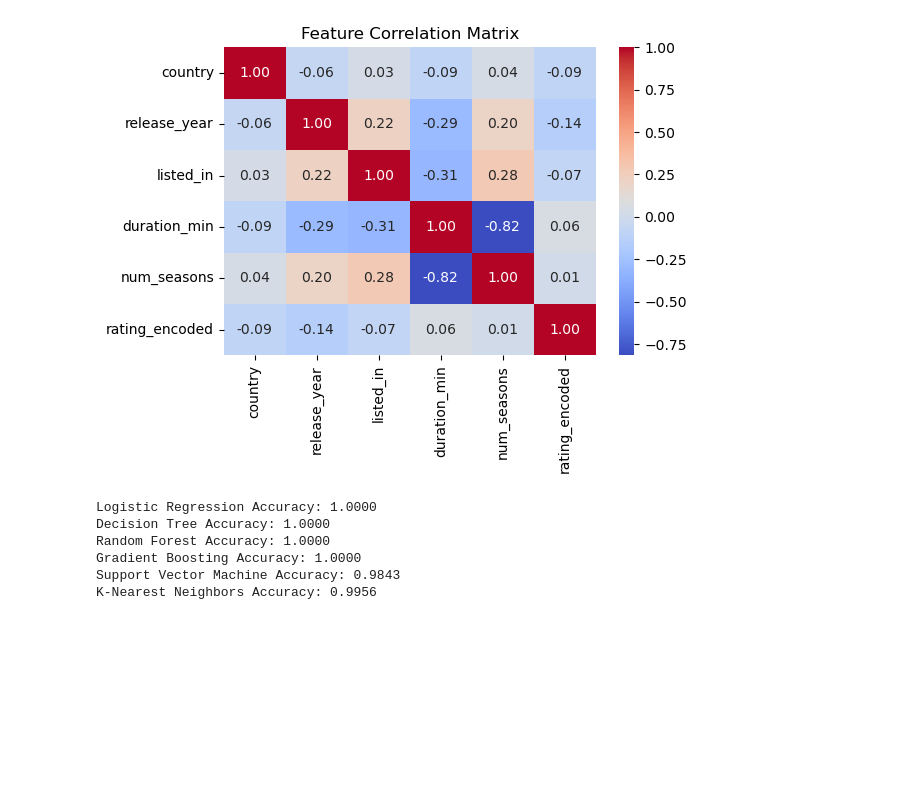
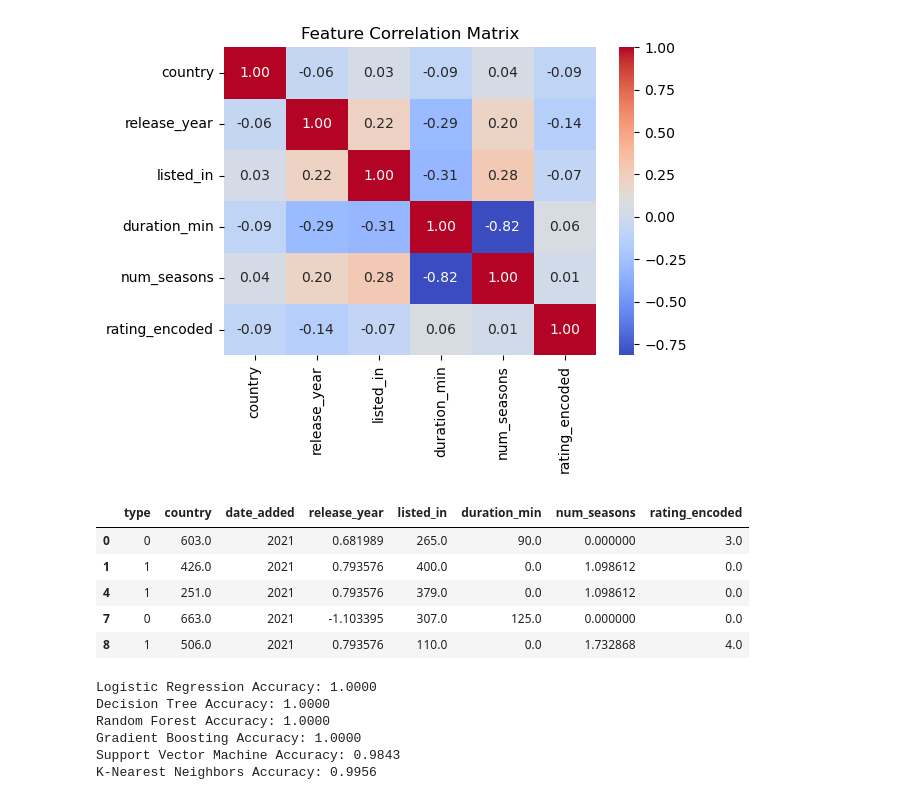
Before and after one commit to Manosree30/Netflix_Movies, a Jupyter notebook: pro.ipynb, the cells around one changed output. Saved outputs shown, nothing was run; the diff lists cells and outputs as text; code cells hidden in the pictures; blank space fills up the shorter version.

```diff
--- a/pro.ipynb
+++ b/pro.ipynb
@@ -300,3 +289,12 @@ X_train, X_test, y_train, y_test = train_test_split(X, y, test_size=0.2, random_
+# %%
+df.head()
+# %% [output]
+|  | type | country | date_added | release_year | listed_in | duration_min | num_seasons | rating_encoded |
+| 0 | 0 | 603.0 | 2021 | 0.681989 | 265.0 | 90.0 | 0.000000 | 3.0 |
+| 1 | 1 | 426.0 | 2021 | 0.793576 | 400.0 | 0.0 | 1.098612 | 0.0 |
+| 4 | 1 | 251.0 | 2021 | 0.793576 | 379.0 | 0.0 | 1.098612 | 0.0 |
+| 7 | 0 | 663.0 | 2021 | -1.103395 | 307.0 | 125.0 | 0.000000 | 0.0 |
+| 8 | 1 | 506.0 | 2021 | 0.793576 | 110.0 | 0.0 | 1.732868 | 4.0 |
 # %%
 models = {
     "Logistic Regression": LogisticRegression(),
```
Also changed, not shown: parts of 3 cells of this notebook, 2 other files.
